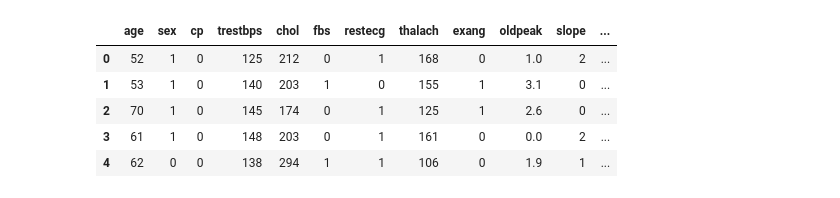
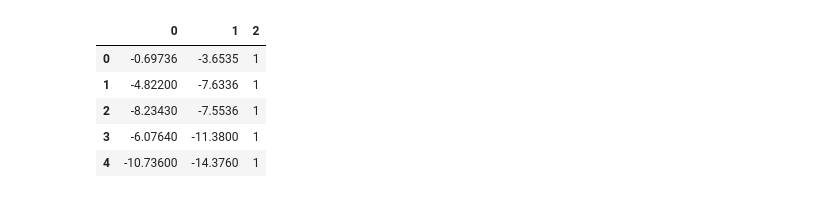
Before and after one commit to AbinashChetia/gda_ac, a Jupyter notebook: example.ipynb, the cells around one changed output. Cells and saved outputs as stored; diff of their text form; code cells hidden in the pictures.

```diff
--- a/example.ipynb
+++ b/example.ipynb
@@ -3,12 +3,12 @@ import numpy as np
 import pandas as pd
 import matplotlib.pyplot as plt
 # %%
-heart_data = pd.read_csv('heart.csv')
-heart_data.head()
+data1 = pd.read_csv('data1.csv', header=None)
+data1.head()
 # %% [output]
-|  | age | sex | cp | trestbps | chol | fbs | restecg | thalach | exang | oldpeak | slope | ... |
-| 0 | 52 | 1 | 0 | 125 | 212 | 0 | 1 | 168 | 0 | 1.0 | 2 | ... |
-| 1 | 53 | 1 | 0 | 140 | 203 | 1 | 0 | 155 | 1 | 3.1 | 0 | ... |
-| 2 | 70 | 1 | 0 | 145 | 174 | 0 | 1 | 125 | 1 | 2.6 | 0 | ... |
-| 3 | 61 | 1 | 0 | 148 | 203 | 0 | 1 | 161 | 0 | 0.0 | 2 | ... |
-| 4 | 62 | 0 | 0 | 138 | 294 | 1 | 1 | 106 | 0 | 1.9 | 1 | ... |
+|  | 0 | 1 | 2 |
+| 0 | -0.69736 | -3.6535 | 1 |
+| 1 | -4.82200 | -7.6336 | 1 |
+| 2 | -8.23430 | -7.5536 | 1 |
+| 3 | -6.07640 | -11.3800 | 1 |
+| 4 | -10.73600 | -14.3760 | 1 |
```
Also changed, not shown: parts of 2 cells of this notebook, 1 other file.
